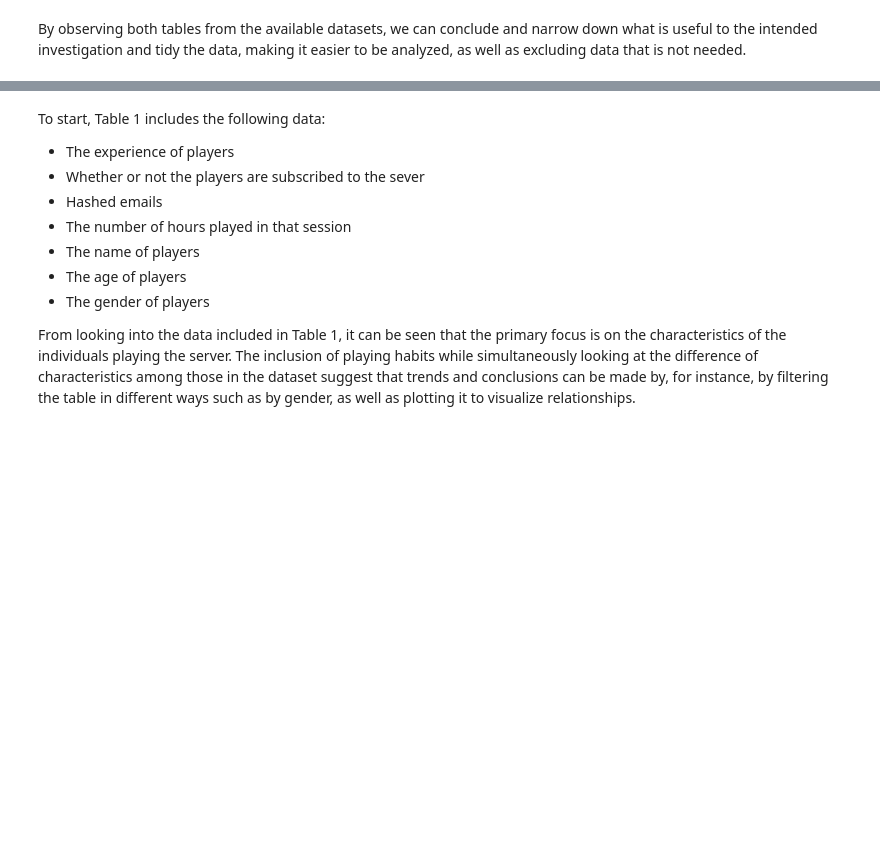
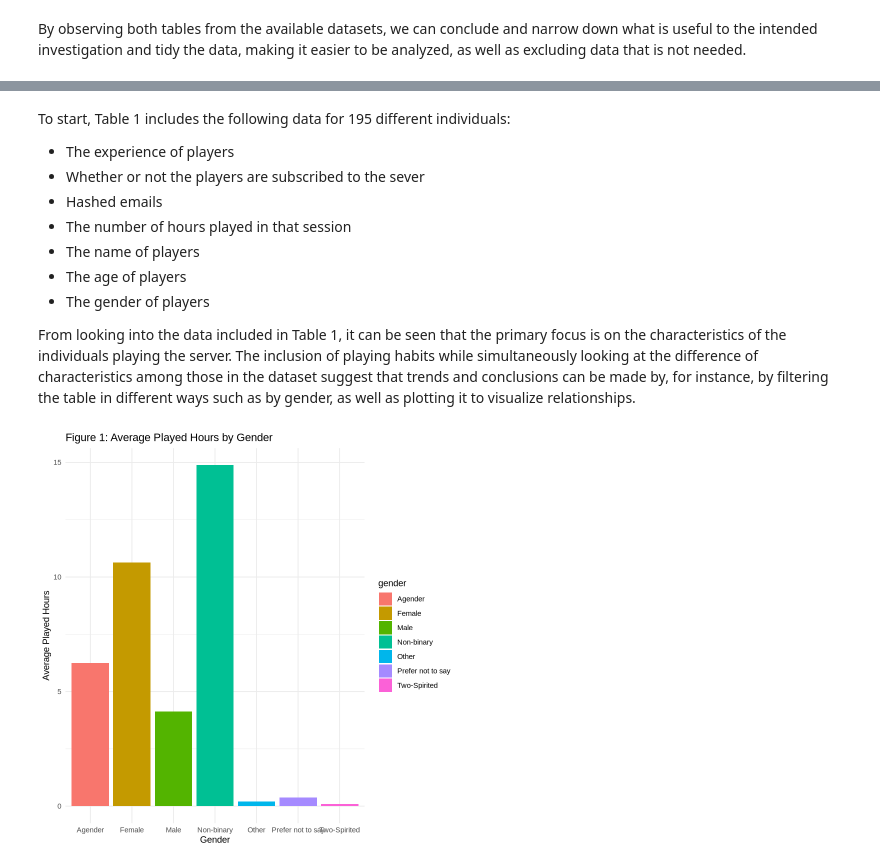
Before and after one commit to saijeh/Planning-Stage-Individual-, a Jupyter notebook: DSCIindividual.ipynb, the cells around one changed output, grey strips where cells are left out. Saved outputs shown, nothing was run; the diff lists cells and outputs as text; code cells hidden in the pictures; blank space fills up the shorter version.

```diff
--- a/DSCIindividual.ipynb
+++ b/DSCIindividual.ipynb
@@ -54,5 +118,5 @@ A spec_tbl_df: 196 × 7
 # %% [markdown]
-To start, Table 1 includes the following data:
+To start, Table 1 includes the following data for 195 different individuals:
 - The experience of players
 - Whether or not the players are subscribed to the sever
 - Hashed emails
@@ -62,4 +126,16 @@ To start, Table 1 includes the following data:
 - The gender of players
 
 From looking into the data included in Table 1, it can be seen that the primary focus is on the characteristics of the individuals playing the server. The inclusion of playing habits while simultaneously looking at the difference of characteristics among those in the dataset suggest that trends and conclusions can be made by, for instance, by filtering the table in different ways such as by gender, as well as plotting it to visualize relationships.
+# %%
+figure_1 <- ggplot(table_1_tidy, aes(x = gender, y = played_hours, fill = gender)) +
+  geom_bar(stat = "summary", fun = "mean") +
+  labs(
+    x = "Gender",
+    y = "Average Played Hours",
+    title = "Figure 1: Average Played Hours by Gender"
+  ) +
+  theme_minimal()
+figure_1
+# %% [output]
+[figure, added]
 # %% [markdown]
```
Also changed, not shown: parts of 6 cells of this notebook.
